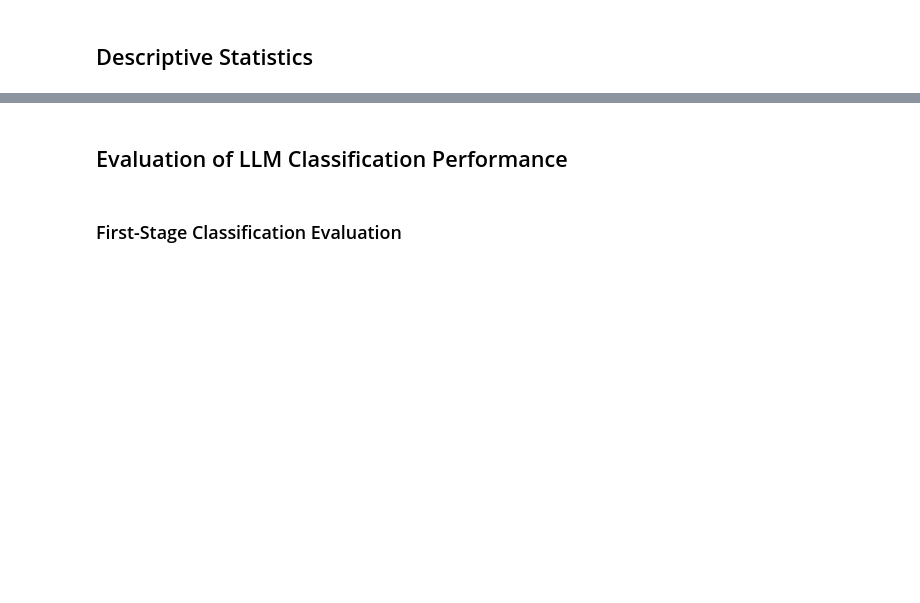
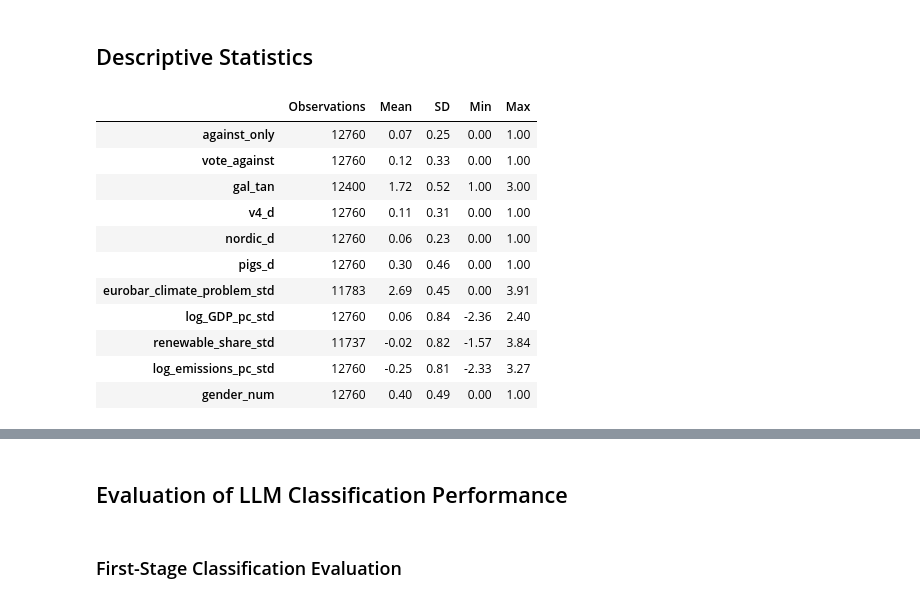
Before and after one commit to TheWarhaus/From-Solutions-to-Denial-Replication-Package, a Jupyter notebook: annotation_evaluation.ipynb, the cells around one changed output, grey strips where cells are left out. Drawn from its saved outputs; the diff is of its cells as text; code cells hidden in the pictures; blank space fills up the shorter version.

```diff
--- a/annotation_evaluation.ipynb
+++ b/annotation_evaluation.ipynb
@@ -8,20 +9,35 @@ data = pd.read_stata('speech_data.dta')
 # %% [markdown]
 ## Descriptive Statistics
 # %%
-variables = ['vote_against', 'gal_tan','v4_d', 'nordic_d', 'pigs_d', 'GDP_per_capita',
-             'gender_num', 'newcomer_num', 'Tenure']
+speech['against_only'] = (speech['vote_outcome'] == 2).astype(int)
+
+variables = ['against_only', 'vote_against', 'gal_tan','v4_d' ,'nordic_d', 'pigs_d', 'eurobar_climate_problem_std', 'log_GDP_pc_std', 'renewable_share_std', 'log_emissions_pc_std',
+             'gender_num']
 
 stats_df = pd.DataFrame(index=variables,
                         columns=['Observations', 'Mean', 'SD', 'Min', 'Max'])
 
 for var in variables:
-    stats_df.loc[var, 'Observations'] = data[var].count()
-    stats_df.loc[var, 'Mean'] = data[var].mean()
-    stats_df.loc[var, 'SD'] = data[var].std()
-    stats_df.loc[var, 'Min'] = data[var].min()
-    stats_df.loc[var, 'Max'] = data[var].max()
+    stats_df.loc[var, 'Observations'] = speech[var].count()
+    stats_df.loc[var, 'Mean'] = speech[var].mean()
+    stats_df.loc[var, 'SD'] = speech[var].std()
+    stats_df.loc[var, 'Min'] = speech[var].min()
+    stats_df.loc[var, 'Max'] = speech[var].max()
 
 stats_df = stats_df.apply(pd.to_numeric)
 stats_df = stats_df.round(2)
 
 stats_df
+# %% [output]
+|  | Observations | Mean | SD | Min | Max |
+| against_only | 12760 | 0.07 | 0.25 | 0.00 | 1.00 |
+| vote_against | 12760 | 0.12 | 0.33 | 0.00 | 1.00 |
+| gal_tan | 12400 | 1.72 | 0.52 | 1.00 | 3.00 |
+| v4_d | 12760 | 0.11 | 0.31 | 0.00 | 1.00 |
+| nordic_d | 12760 | 0.06 | 0.23 | 0.00 | 1.00 |
+| pigs_d | 12760 | 0.30 | 0.46 | 0.00 | 1.00 |
+| eurobar_climate_problem_std | 11783 | 2.69 | 0.45 | 0.00 | 3.91 |
+| log_GDP_pc_std | 12760 | 0.06 | 0.84 | -2.36 | 2.40 |
+| renewable_share_std | 11737 | -0.02 | 0.82 | -1.57 | 3.84 |
+| log_emissions_pc_std | 12760 | -0.25 | 0.81 | -2.33 | 3.27 |
+| gender_num | 12760 | 0.40 | 0.49 | 0.00 | 1.00 |
```
Also changed, not shown: parts of 4 cells of this notebook, 4 other files.
